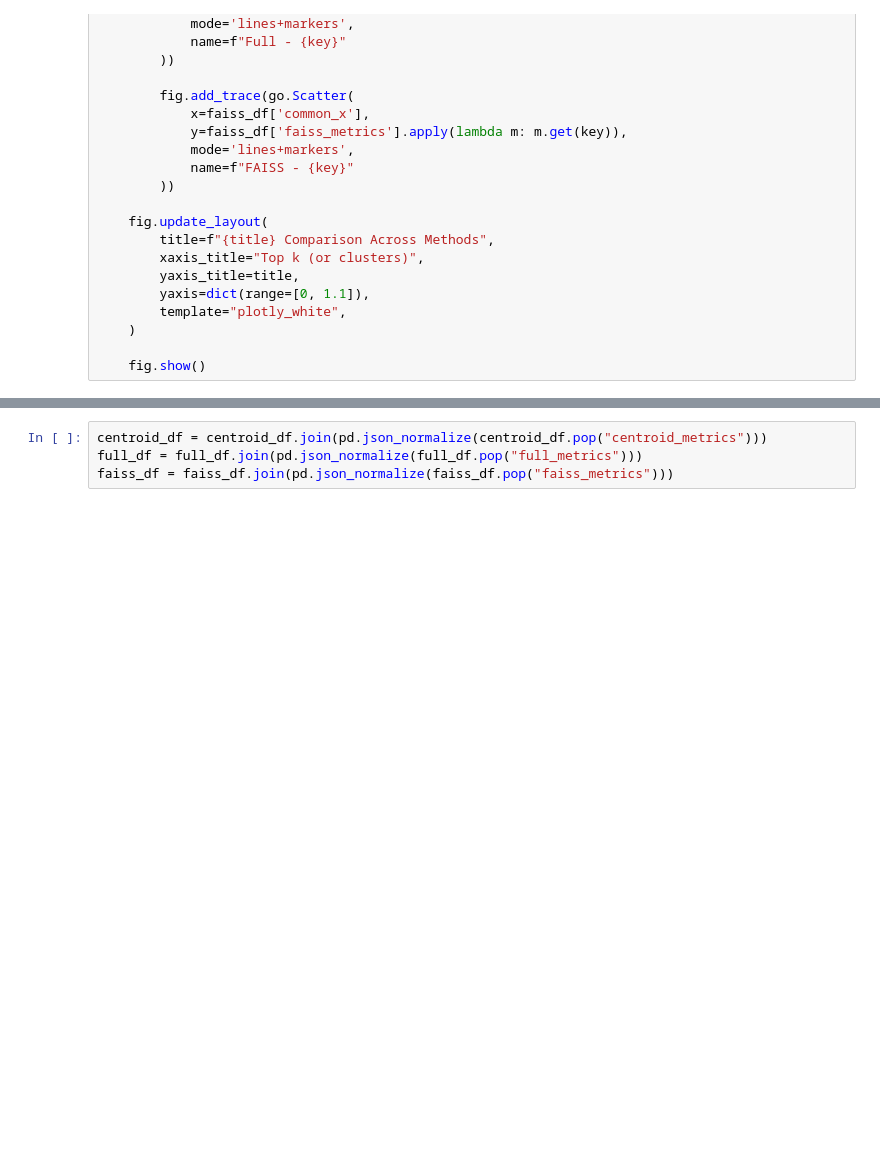
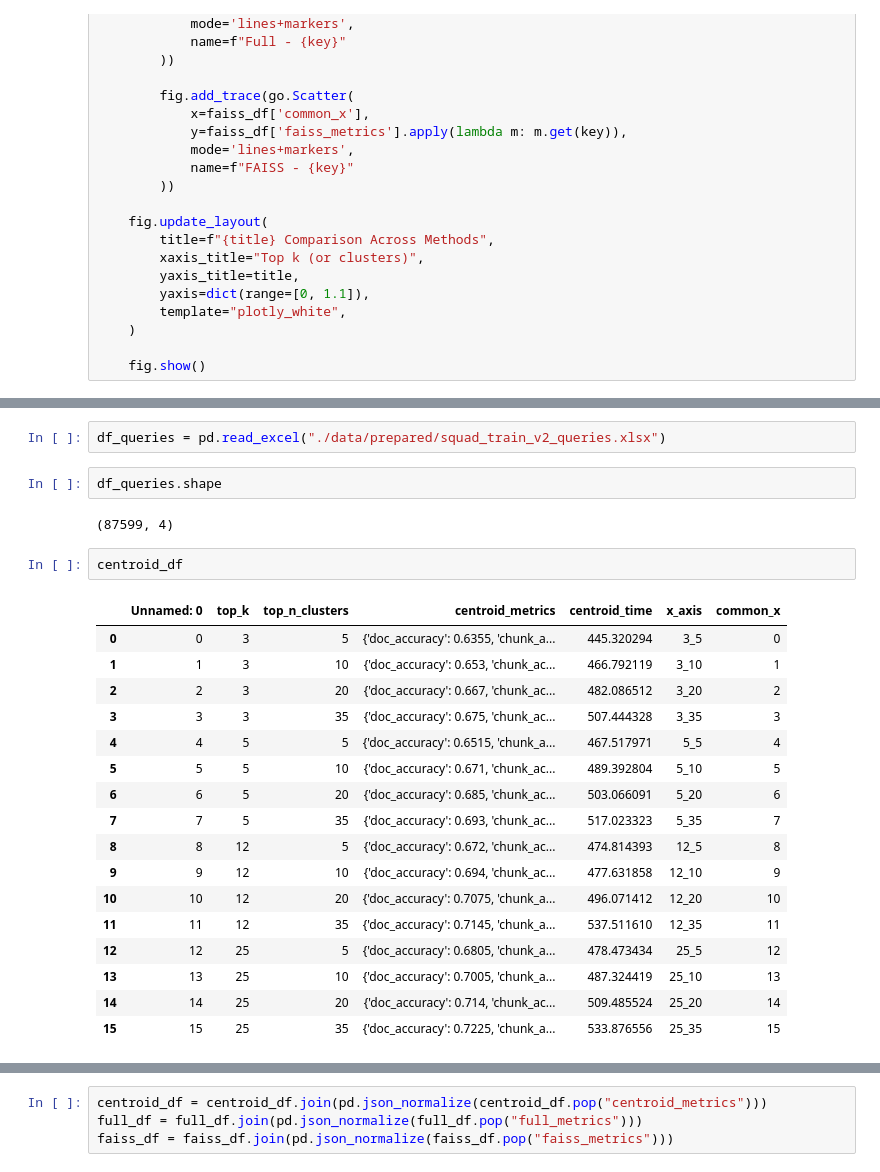
Before and after one commit to czotterbenedek/rag-onlineclustering-optimization, a Jupyter notebook: evaluate_results.ipynb, the cells around one changed output, grey strips where cells are left out. Cells and saved outputs as stored; diff of their text form; blank space fills up the shorter version.

```diff
--- a/evaluate_results.ipynb
+++ b/evaluate_results.ipynb
@@ -450,3 +450,29 @@ faiss_df
+# %%
+df_queries = pd.read_excel("./data/prepared/squad_train_v2_queries.xlsx")
+# %%
+df_queries.shape
+# %% [output]
+(87599, 4)
+# %%
+centroid_df
+# %% [output]
+|  | Unnamed: 0 | top_k | top_n_clusters | centroid_metrics | centroid_time | x_axis | common_x |
+| 0 | 0 | 3 | 5 | {'doc_accuracy': 0.6355, 'chunk_a... | 445.320294 | 3_5 | 0 |
+| 1 | 1 | 3 | 10 | {'doc_accuracy': 0.653, 'chunk_ac... | 466.792119 | 3_10 | 1 |
+| 2 | 2 | 3 | 20 | {'doc_accuracy': 0.667, 'chunk_ac... | 482.086512 | 3_20 | 2 |
+| 3 | 3 | 3 | 35 | {'doc_accuracy': 0.675, 'chunk_ac... | 507.444328 | 3_35 | 3 |
+| 4 | 4 | 5 | 5 | {'doc_accuracy': 0.6515, 'chunk_a... | 467.517971 | 5_5 | 4 |
+| 5 | 5 | 5 | 10 | {'doc_accuracy': 0.671, 'chunk_ac... | 489.392804 | 5_10 | 5 |
+| 6 | 6 | 5 | 20 | {'doc_accuracy': 0.685, 'chunk_ac... | 503.066091 | 5_20 | 6 |
+| 7 | 7 | 5 | 35 | {'doc_accuracy': 0.693, 'chunk_ac... | 517.023323 | 5_35 | 7 |
+| 8 | 8 | 12 | 5 | {'doc_accuracy': 0.672, 'chunk_ac... | 474.814393 | 12_5 | 8 |
+| 9 | 9 | 12 | 10 | {'doc_accuracy': 0.694, 'chunk_ac... | 477.631858 | 12_10 | 9 |
+| 10 | 10 | 12 | 20 | {'doc_accuracy': 0.7075, 'chunk_a... | 496.071412 | 12_20 | 10 |
+| 11 | 11 | 12 | 35 | {'doc_accuracy': 0.7145, 'chunk_a... | 537.511610 | 12_35 | 11 |
+| 12 | 12 | 25 | 5 | {'doc_accuracy': 0.6805, 'chunk_a... | 478.473434 | 25_5 | 12 |
+| 13 | 13 | 25 | 10 | {'doc_accuracy': 0.7005, 'chunk_a... | 487.324419 | 25_10 | 13 |
+| 14 | 14 | 25 | 20 | {'doc_accuracy': 0.714, 'chunk_ac... | 509.485524 | 25_20 | 14 |
+| 15 | 15 | 25 | 35 | {'doc_accuracy': 0.7225, 'chunk_a... | 533.876556 | 25_35 | 15 |
 # %%
 fig = make_subplots(rows=1, cols=3, subplot_titles=("Brute Force", "FAISS", "Clustering"))
 
```
Also changed, not shown: parts of 6 cells of this notebook, 1 other file.
